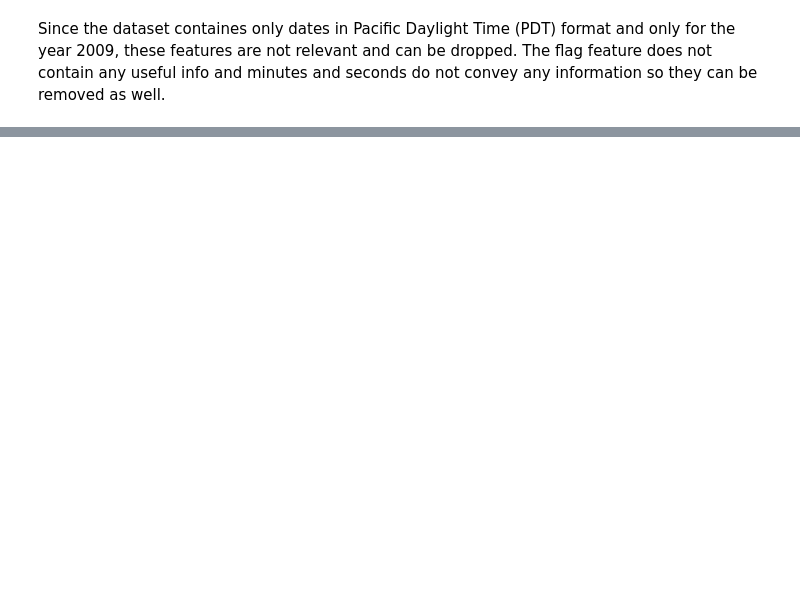
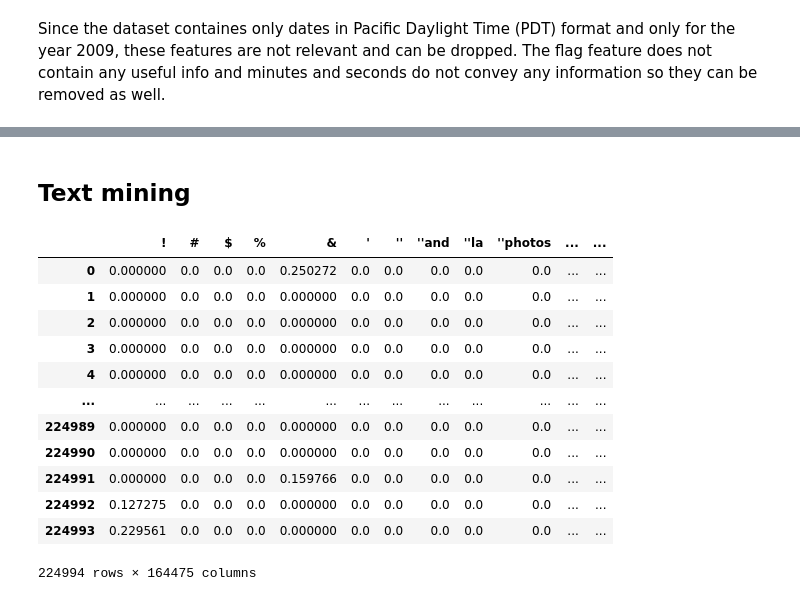
Before and after one commit to Gio99c/dsl-project, a Jupyter notebook: Jupyter EDA.ipynb, the cells around one changed output, grey strips where cells are left out. Cells and saved outputs as stored; diff of their text form; code cells hidden in the pictures; blank space fills up the shorter version.

Commit message:
New feature and text mining added

```diff
--- a/Jupyter EDA.ipynb
+++ b/Jupyter EDA.ipynb
@@ -110,0 +116,2 @@ tweets
+# %%
+tweets["night"] = (tweets["hour"].astype("int") >= 18) | (tweets["hour"].astype("int") <= 5)
@@ -110,0 +144,3 @@ tweets
+# %%
+tweets["hashtags"] = list(map(lambda t : re.findall("#[\d\w]+", t), tweets["text"]))
+tweets["mentioned"] = list(map(lambda t : re.findall("@[\d\w]+", t), tweets["text"]))
@@ -110,0 +177,37 @@ tweets
+# %% [markdown]
+## Text mining
+# %%
+from sklearn.feature_extraction.text import TfidfVectorizer, CountVectorizer
+from nltk.tokenize import word_tokenize
+from nltk.stem.wordnet import WordNetLemmatizer
+from nltk.corpus import stopwords as sw
+class LemmaTokenizer(object):
+    def __init__(self):
+        self.lemmatizer = WordNetLemmatizer()
+    def __call__(self, document):
+        lemmas = []
+        for t in word_tokenize(document):
+            t = t.strip()
+            lemma = self.lemmatizer.lemmatize(t)
+            lemmas.append(lemma)
+        return lemmas
+
+lemmaTokenizer = LemmaTokenizer()
+vectorizer = TfidfVectorizer(tokenizer=lemmaTokenizer, stop_words=sw.words('english'), strip_accents="unicode")
+tfidf = vectorizer.fit_transform(tweets["text"])
+# %%
+pd.DataFrame(tfidf.toarray(), columns=vectorizer.get_feature_names())
+# %% [output]
+|  | ! | # | $ | % | & | ' | '' | ''and | ''la | ''photos | ... | ... |
+| 0 | 0.000000 | 0.0 | 0.0 | 0.0 | 0.250272 | 0.0 | 0.0 | 0.0 | 0.0 | 0.0 | ... | ... |
+| 1 | 0.000000 | 0.0 | 0.0 | 0.0 | 0.000000 | 0.0 | 0.0 | 0.0 | 0.0 | 0.0 | ... | ... |
+| 2 | 0.000000 | 0.0 | 0.0 | 0.0 | 0.000000 | 0.0 | 0.0 | 0.0 | 0.0 | 0.0 | ... | ... |
+| 3 | 0.000000 | 0.0 | 0.0 | 0.0 | 0.000000 | 0.0 | 0.0 | 0.0 | 0.0 | 0.0 | ... | ... |
+| 4 | 0.000000 | 0.0 | 0.0 | 0.0 | 0.000000 | 0.0 | 0.0 | 0.0 | 0.0 | 0.0 | ... | ... |
+| ... | ... | ... | ... | ... | ... | ... | ... | ... | ... | ... | ... | ... |
+| 224989 | 0.000000 | 0.0 | 0.0 | 0.0 | 0.000000 | 0.0 | 0.0 | 0.0 | 0.0 | 0.0 | ... | ... |
+| 224990 | 0.000000 | 0.0 | 0.0 | 0.0 | 0.000000 | 0.0 | 0.0 | 0.0 | 0.0 | 0.0 | ... | ... |
+| 224991 | 0.000000 | 0.0 | 0.0 | 0.0 | 0.159766 | 0.0 | 0.0 | 0.0 | 0.0 | 0.0 | ... | ... |
+| 224992 | 0.127275 | 0.0 | 0.0 | 0.0 | 0.000000 | 0.0 | 0.0 | 0.0 | 0.0 | 0.0 | ... | ... |
+| 224993 | 0.229561 | 0.0 | 0.0 | 0.0 | 0.000000 | 0.0 | 0.0 | 0.0 | 0.0 | 0.0 | ... | ... |
+224994 rows × 164475 columns
```
Also changed, not shown: parts of 23 cells of this notebook.
